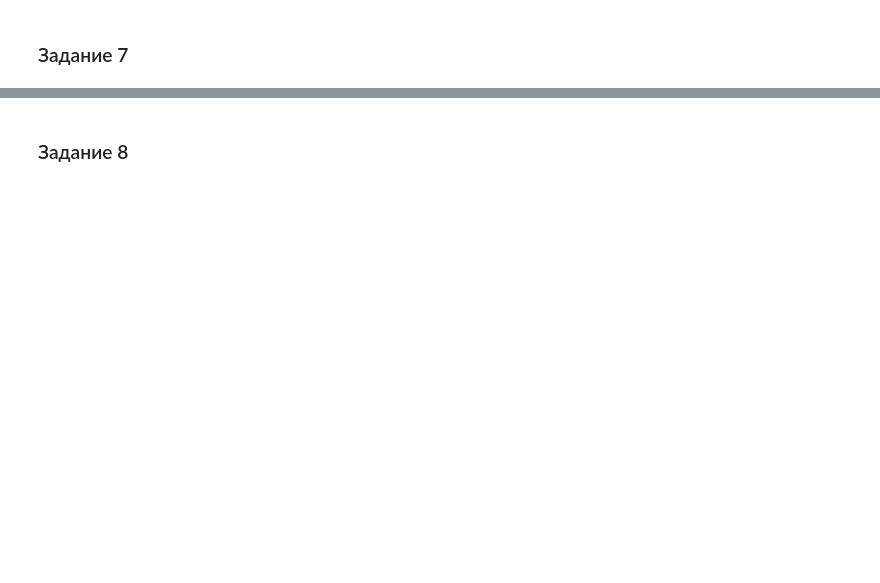
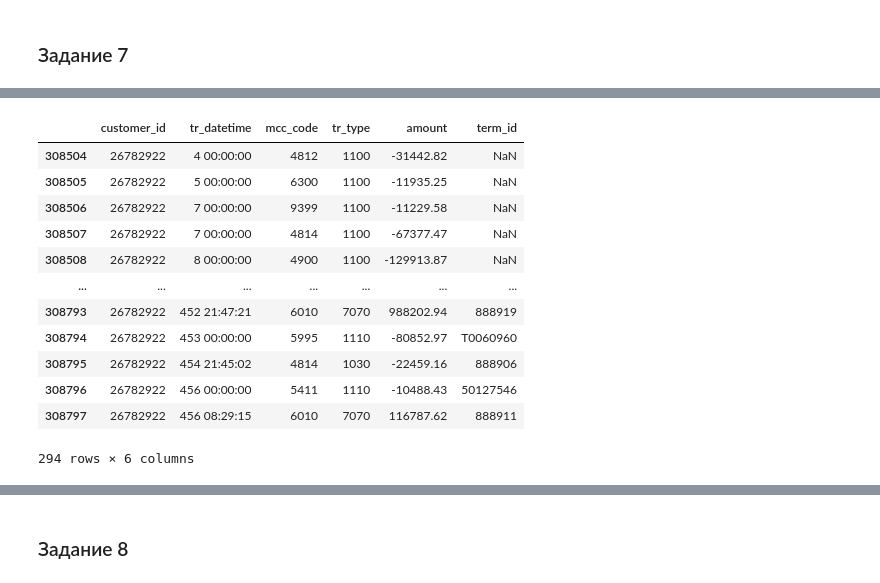
Before and after one commit to j1nn33/study, a Jupyter notebook: data_science/python_kurs/jupiter/test_2.ipynb, the cells around one changed output, grey strips where cells are left out. Saved outputs shown, nothing was run; the diff lists cells and outputs as text; code cells hidden in the pictures; blank space fills up the shorter version.

```diff
--- a/data_science/python_kurs/jupiter/test_2.ipynb
+++ b/data_science/python_kurs/jupiter/test_2.ipynb
@@ -184,0 +391,3 @@ print(total)
+# %%
+maximums  = transactions['amount'].max()
+maximums
@@ -184,0 +396,3 @@ print(total)
+# %%
+# модификация данных
+transactions.set_index('customer_id')
@@ -184,0 +414,16 @@ print(total)
+# %%
+# Найдем строку с максимальным значением - это будет наш клиент
+# str = data[data['sugar']==data['sugar'].max()]
+#str = transactions[transactions['amount']==maximums]
+#str
+#
+# df.loc[df['column_name'] == some_value]
+#transactions.loc[transactions['amount'] == maximums]
+# r = sp500[(sp500['CIK'] < 100000) & (sp500['CIK'] > 5000)]
+# transactions.loc[transactions['amount']== transactions['amount'].max()]
+#sp500[sp500.CIK < 100000]
+result = transactions.amount == maximums
+print (result)
+max_str = transactions[transactions.amount == maximums]
+max_str
+#r = transactions[(transactions['amount']==maximums)]
@@ -184,0 +445,4 @@ print(total)
+# %%
+# получаем номер клиента
+client = max_str['customer_id']. values [0]
+client
@@ -184,0 +467,18 @@ print(total)
+# %%
+# найдем все строки с транзакциями по данному клиенту
+res2 = transactions.loc[transactions['customer_id'] == client]
+res2
+# %% [output]
+|  | customer_id | tr_datetime | mcc_code | tr_type | amount | term_id |
+| 308504 | 26782922 | 4 00:00:00 | 4812 | 1100 | -31442.82 | NaN |
+| 308505 | 26782922 | 5 00:00:00 | 6300 | 1100 | -11935.25 | NaN |
+| 308506 | 26782922 | 7 00:00:00 | 9399 | 1100 | -11229.58 | NaN |
+| 308507 | 26782922 | 7 00:00:00 | 4814 | 1100 | -67377.47 | NaN |
+| 308508 | 26782922 | 8 00:00:00 | 4900 | 1100 | -129913.87 | NaN |
+| ... | ... | ... | ... | ... | ... | ... |
+| 308793 | 26782922 | 452 21:47:21 | 6010 | 7070 | 988202.94 | 888919 |
+| 308794 | 26782922 | 453 00:00:00 | 5995 | 1110 | -80852.97 | T0060960 |
+| 308795 | 26782922 | 454 21:45:02 | 4814 | 1030 | -22459.16 | 888906 |
+| 308796 | 26782922 | 456 00:00:00 | 5411 | 1110 | -10488.43 | 50127546 |
+| 308797 | 26782922 | 456 08:29:15 | 6010 | 7070 | 116787.62 | 888911 |
+294 rows × 6 columns
```
Also changed, not shown: parts of 49 cells of this notebook.
